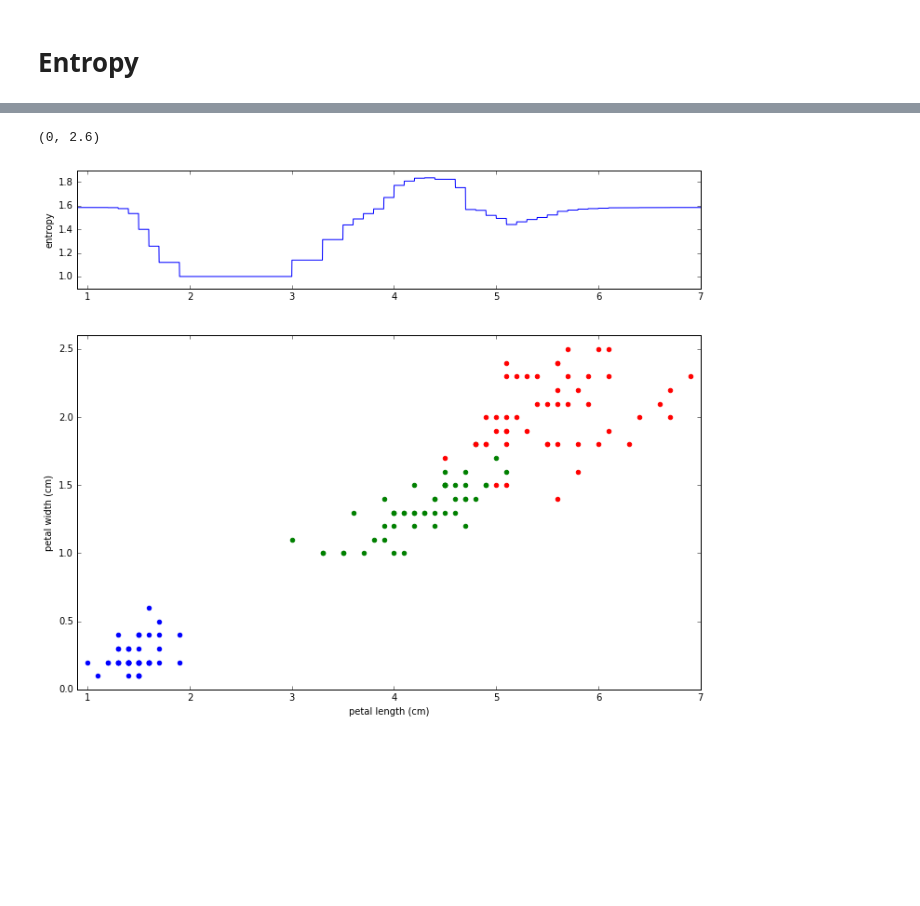
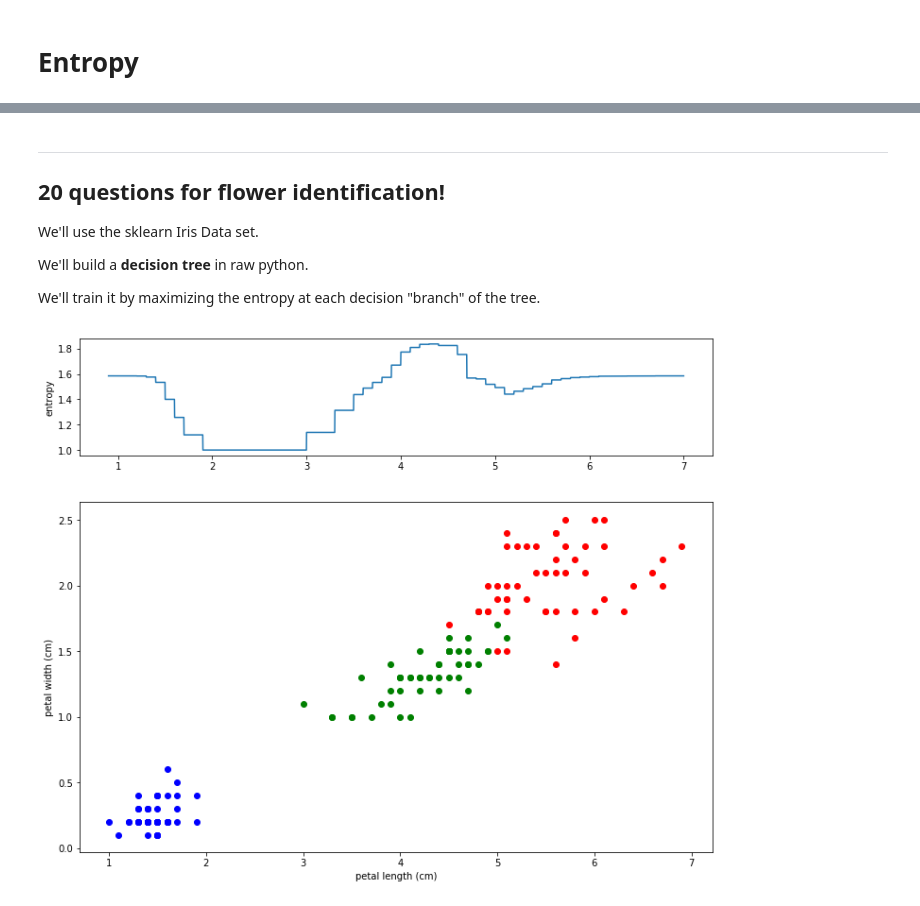
Before and after one commit to hackoregon/civicu-machine-learning, a Jupyter notebook: lessons/06-Decision-Trees/0_Entropy.ipynb, the cells around one changed output, grey strips where cells are left out. Cells and saved outputs as stored; diff of their text form; code cells hidden in the pictures; blank space fills up the shorter version.

```diff
--- a/lessons/06-Decision-Trees/0_Entropy.ipynb
+++ b/lessons/06-Decision-Trees/0_Entropy.ipynb
@@ -12,3 +1,18 @@ Populating the interactive namespace from numpy and matplotlib
+# %%
+from IPython.display import display, HTML
+import pandas as pd
+import numpy as np
+import seaborn as sns
+from seaborn.utils import plt
+pd.set_option('display.max_rows', 6)
+pd.set_option('display.max_columns', 500)
+import matplotlib
+plt.style.use('seaborn')
+# display(HTML("<style>.container { width:100% !important; }</style>"))
+display(HTML(open("../shared-resources/jupyter.css", "r").read()))
+import mpld3
+
+%matplotlib inline
 # %% [markdown]
 # Entropy
 # %% [markdown]
@@ -100,0 +108,23 @@ l4 [8, 0, 0, 0] 0.0
+# %% [markdown]
+
+
+
+
+
+
+
+
+
+
+
+
+
+----
+
+## 20 questions for flower identification!
+
+We'll use the sklearn Iris Data set.
+
+We'll build a **decision tree** in raw python.
+
+We'll train it by maximizing the entropy at each decision "branch" of the tree.
@@ -101,11 +144,22 @@ l4 [8, 0, 0, 0] 0.0
 # %%
+figure, subplot = plt.figure, plt.subplot
+
 from matplotlib import gridspec
 
-# generate some data
-x = np.arange(0, 10, 0.2)
-y = np.sin(x)
+entropy = lambda p: -p * np.log2(p) if p > 0. else 0
 
-# entropy_of_list()
+def entropy_of_list(list_of_number_of_occurrences):
+    total_N = sum(list_of_number_of_occurrences)
+
+    if total_N == 0:
+        return 0.
+
+    total_entropy = 0.
+    for state in list_of_number_of_occurrences:
+        total_entropy += entropy(float(state)/total_N)
+
+    return total_entropy
+
 
 step = 0.001
 
@@ -117,37 +171,36 @@ for cutoff in e_x:
     right_list = [int(c) for [x,c] in data_d2l if x >= cutoff]
 
     left_counts = [0,0,0]
     for c in left_list:
         left_counts[c] += 1
 
     right_counts = [0,0,0]
     for c in right_list:
         right_counts[c] += 1
 
     left_entropy = entropy_of_list(left_counts)
     right_entropy = entropy_of_list(right_counts)
 
     entropies.append(left_entropy + right_entropy)
 
 # plot it
 fig = figure(10,figsize=(12, 10))
 gs = gridspec.GridSpec(2, 1, height_ratios=[1, 3])
 ax0 = subplot(gs[0])
 ax0.plot(e_x,entropies)
 ax0.set_ylabel("entropy")
-ax0.set_xlim([0.9,7.])
-ax0.set_ylim([0.9,1.9])
-
+# ax0.set_xlim([0.9,7.])
+# ax0.set_ylim([0.9,1.9])
 
 
 ax1 = subplot(gs[1])
 ax1.scatter(data_t0[:,2], data_t0[:,3], color = 'b', label=iris.target_names[0])
 ax1.scatter(data_t1[:,2], data_t1[:,3], color = 'g', label=iris.target_names[1])
 ax1.scatter(data_t2[:,2], data_t2[:,3], color = 'r', label=iris.target_names[2])
 ax1.set_xlabel("petal length (cm)")
 ax1.set_ylabel("petal width (cm)")
-ax1.set_xlim([0.9,7.])
-ax1.set_ylim([0,2.6])
+# ax1.set_xlim([0.9,7.])
+# ax1.set_ylim([0,2.6])
+plt.show()
 # %% [output]
-(0, 2.6)
-[figure, old version]
+[figure, new version]
```
Also changed, not shown: parts of 21 cells of this notebook, 3 other files.
